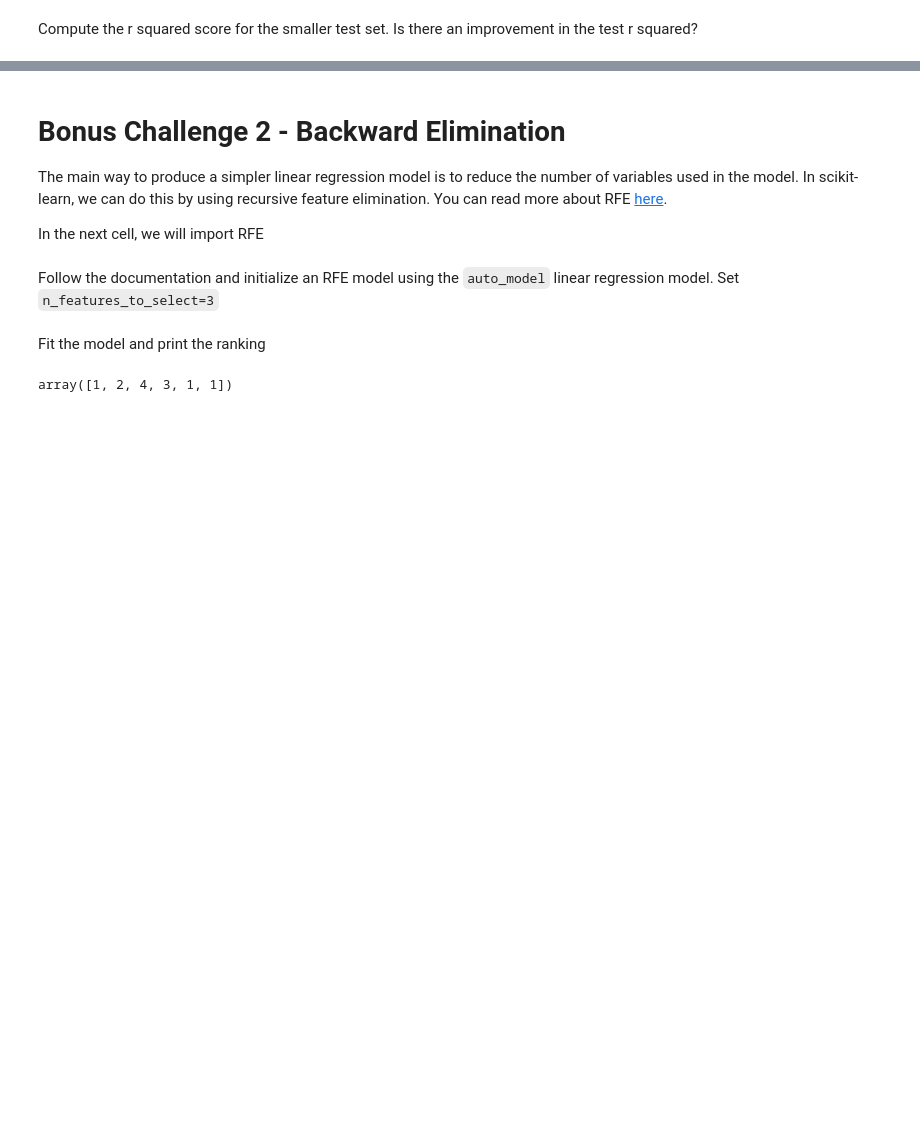
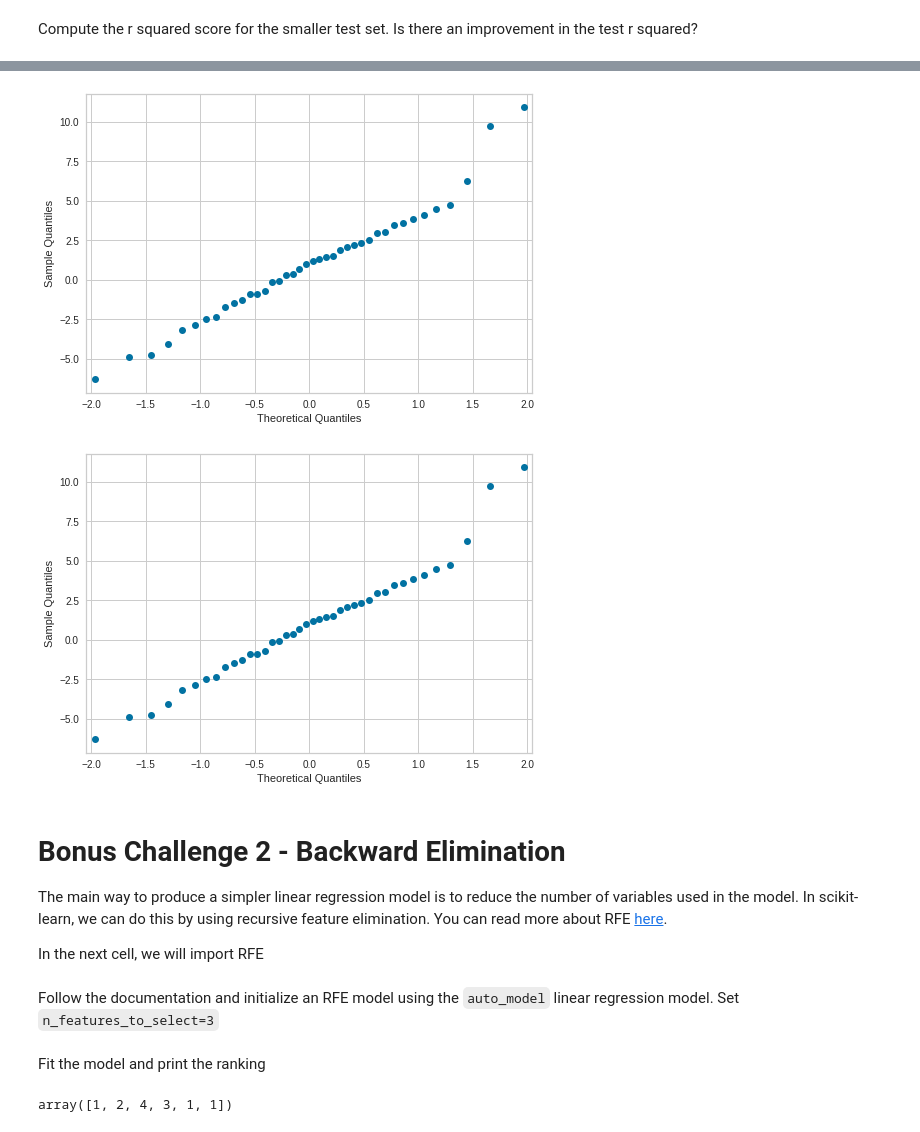
Before and after one commit to alejandroperela/datamad0119, a Jupyter notebook: module-3/lab-supervised-learning-sklearn/your-code/main.ipynb, the cells around one changed output, grey strips where cells are left out. Drawn from its saved outputs; the diff is of its cells as text; code cells hidden in the pictures; blank space fills up the shorter version.

```diff
--- a/module-3/lab-supervised-learning-sklearn/your-code/main.ipynb
+++ b/module-3/lab-supervised-learning-sklearn/your-code/main.ipynb
@@ -505,3 +512,10 @@ r2_score(y_test09, y_test_pred09)
+# %%
+predictions1 = auto_model09.predict(X_test09)
+residuals1 = y_test09 - predictions1
+sm.qqplot(residuals1)
+# %% [output]
+[figure, added]
+[figure, added]
 # %% [markdown]
 # Bonus Challenge 2 - Backward Elimination
 
```
Also changed, not shown: parts of 15 cells of this notebook.
